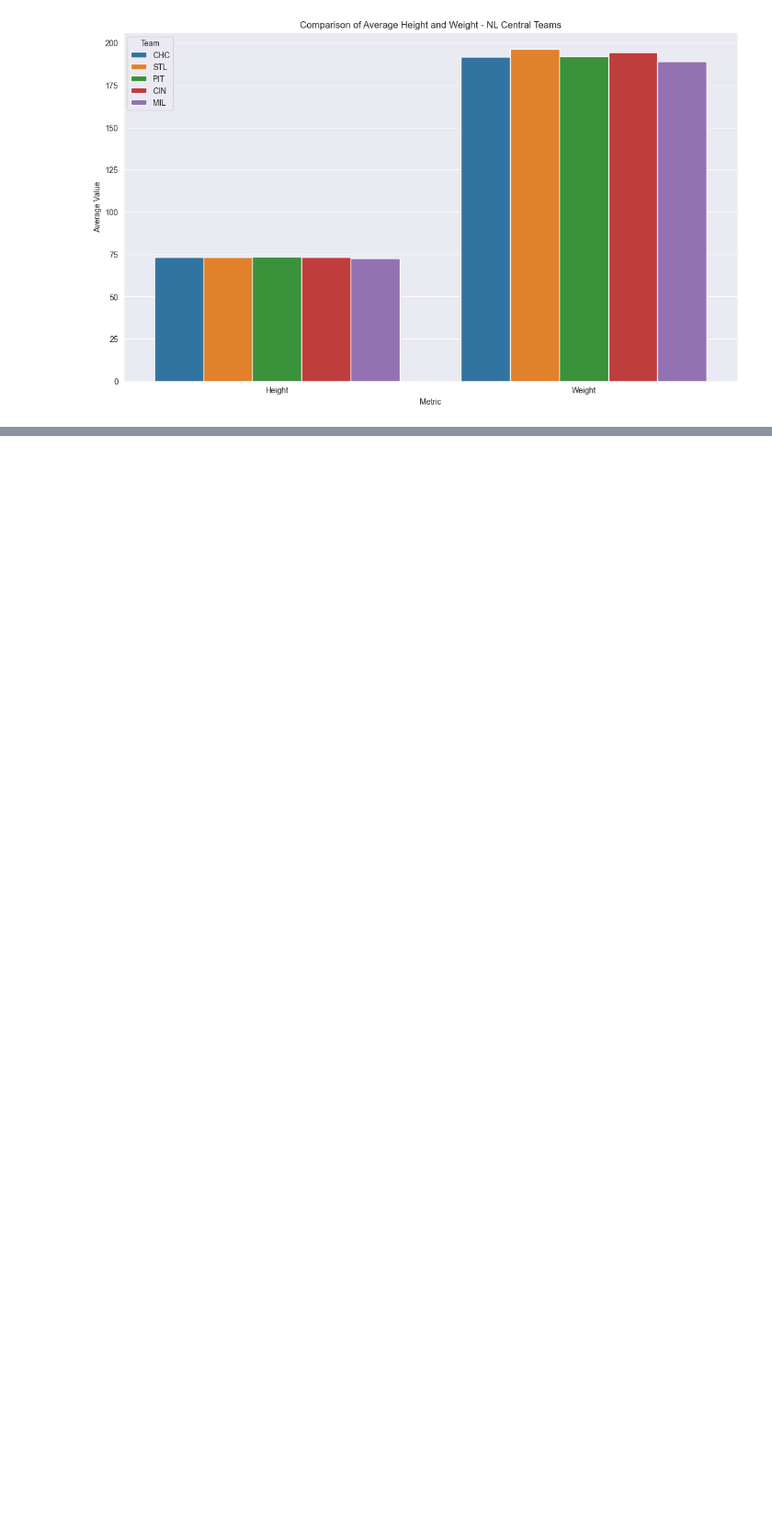
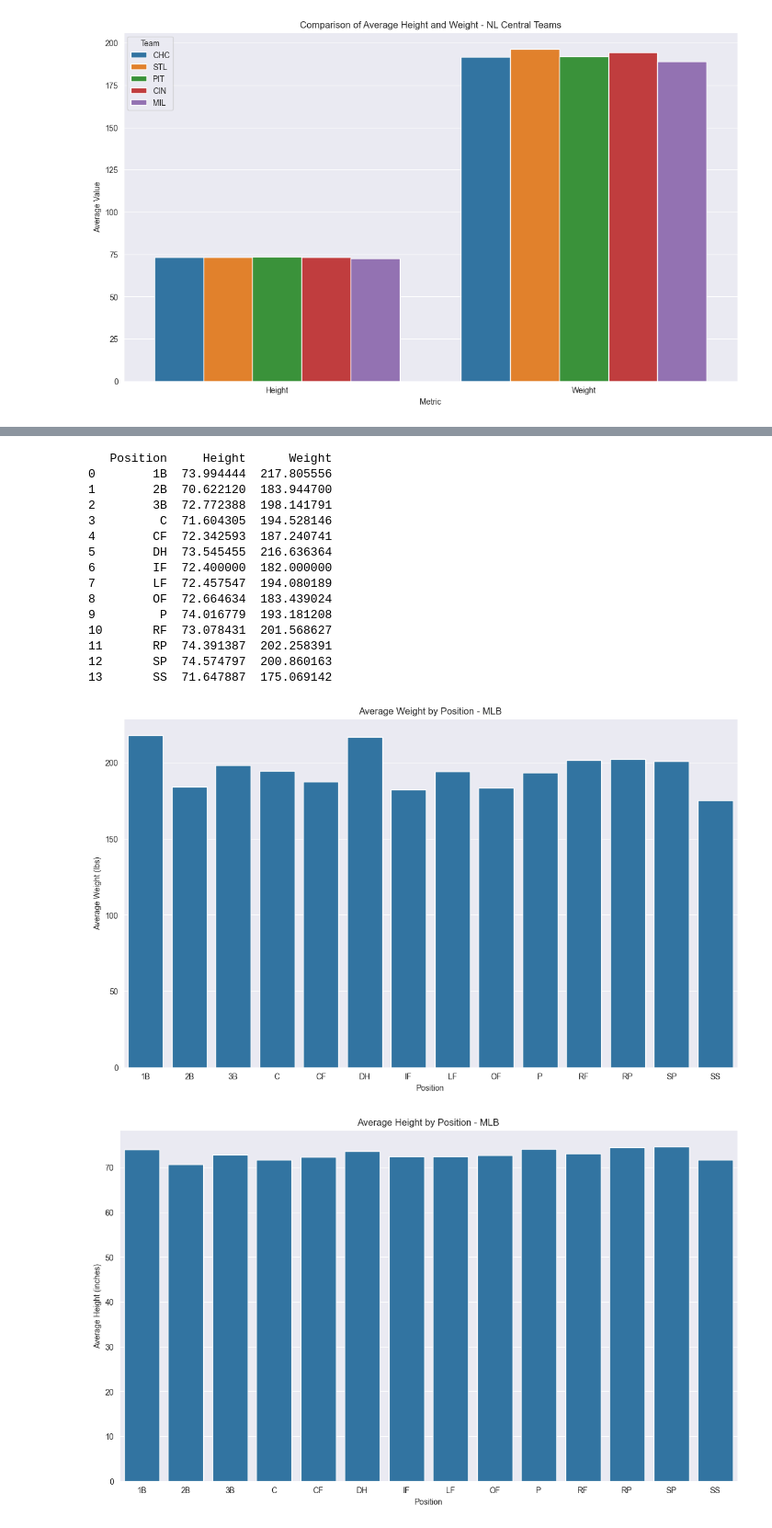
Before and after one commit to avidcyclist/baseball_data, a Jupyter notebook: data/all_players_messing_around.ipynb, the cells around one changed output, grey strips where cells are left out. Shown at 92% size. Drawn from its saved outputs; the diff is of its cells as text; code cells hidden in the pictures; blank space fills up the shorter version.

```diff
--- a/data/all_players_messing_around.ipynb
+++ b/data/all_players_messing_around.ipynb
@@ -284,0 +312,40 @@ print(f"Milwaukee Brewers - Average Height: {mil_avg_height:.2f}, Average Weight
+# %%
+# Calculate average height and weight for each position
+position_avg = cleaned_data.groupby('Position').agg({'Height': 'mean', 'Weight': 'mean'}).reset_index()
+
+# Convert height to feet and inches for display
+position_avg['Height'] = position_avg['Height']
+
+# Print the average height and weight for each position
+print(position_avg)
+
+# Create a bar chart for the average height and weight of each position
+plt.figure(figsize=(14, 8))
+sns.barplot(x='Position', y='Weight', data=position_avg)
+plt.title('Average Weight by Position - MLB')
+plt.ylabel('Average Weight (lbs)')
+plt.show()
+
+plt.figure(figsize=(14, 8))
+sns.barplot(x='Position', y='Height', data=position_avg)
+plt.title('Average Height by Position - MLB')
+plt.ylabel('Average Height (inches)')
+plt.show()
+# %% [output]
+   Position     Height      Weight
+0        1B  73.994444  217.805556
+1        2B  70.622120  183.944700
+2        3B  72.772388  198.141791
+3         C  71.604305  194.528146
+4        CF  72.342593  187.240741
+5        DH  73.545455  216.636364
+6        IF  72.400000  182.000000
+7        LF  72.457547  194.080189
+8        OF  72.664634  183.439024
+9         P  74.016779  193.181208
+10       RF  73.078431  201.568627
+11       RP  74.391387  202.258391
+12       SP  74.574797  200.860163
+13       SS  71.647887  175.069142
+[figure, added]
+[figure, added]
```
Also changed, not shown: parts of 10 cells of this notebook.
